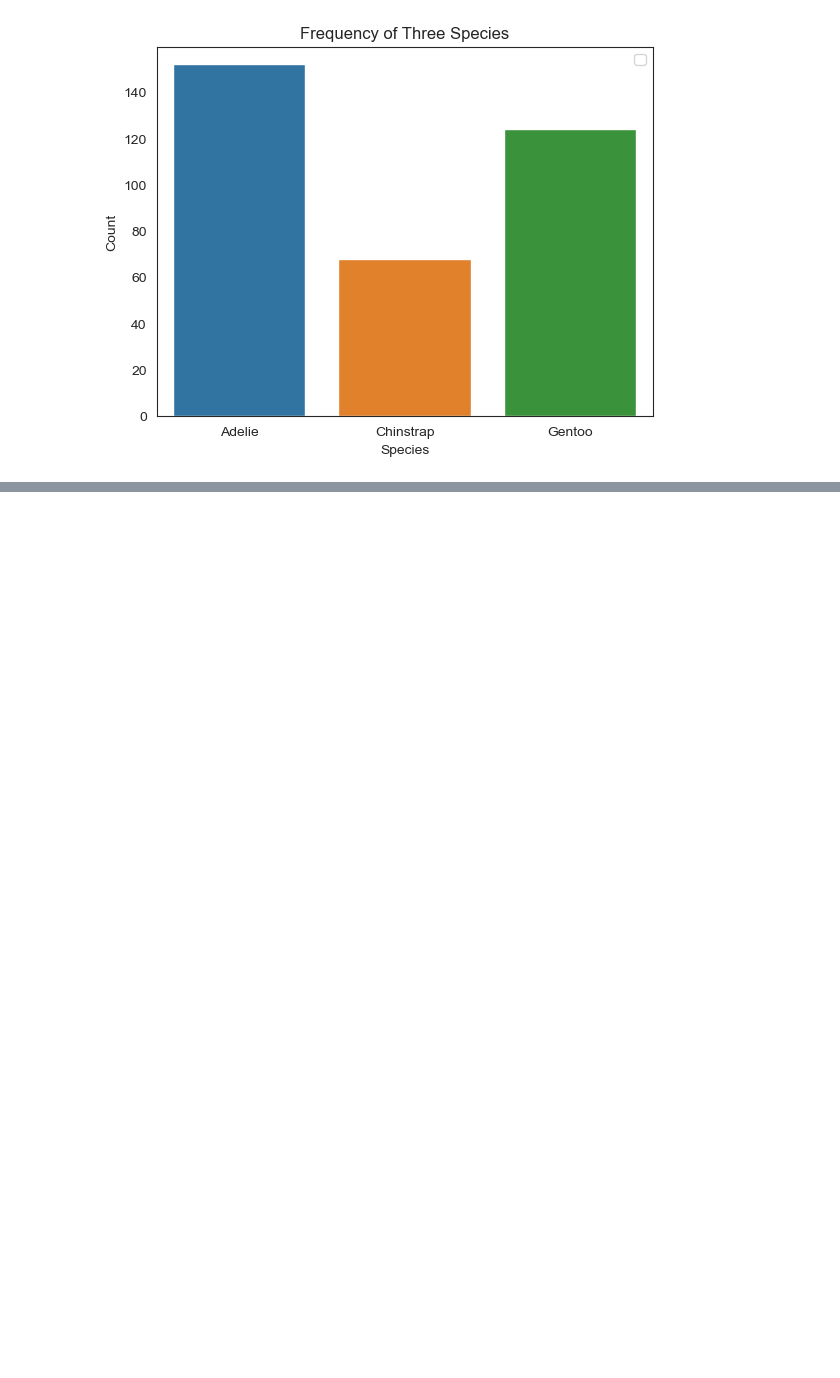
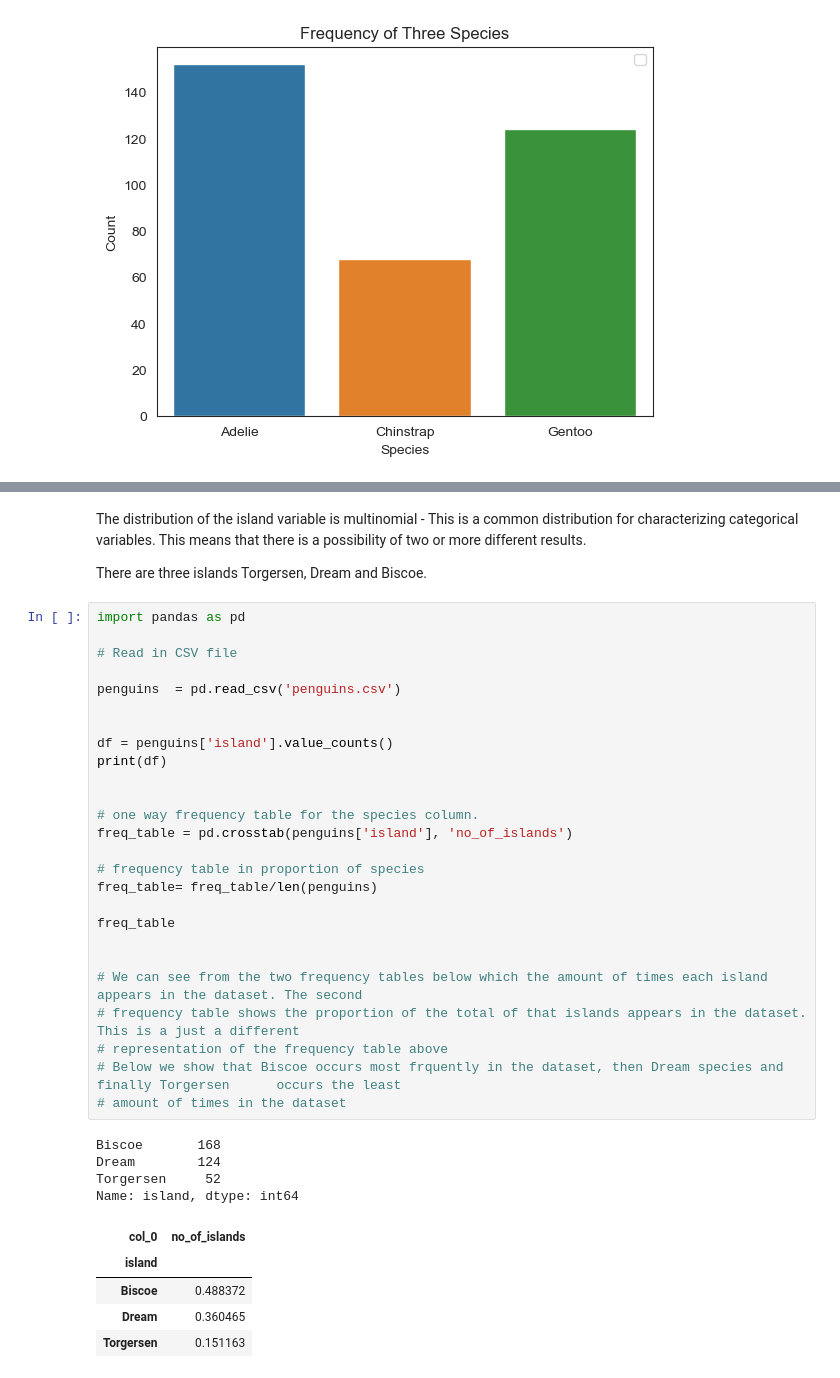
Before and after one commit to AudeAllen/Fundamentals-of-Data-Analysis---Tasks-and-Project, a Jupyter notebook: tasks.ipynb, the cells around one changed output, grey strips where cells are left out. Drawn from its saved outputs; the diff is of its cells as text; blank space fills up the shorter version.

```diff
--- a/tasks.ipynb
+++ b/tasks.ipynb
@@ -293,3 +283,43 @@ array(['Chinstrap', 'Gentoo', 'Chinstrap', 'Gentoo', 'Adelie', 'Gentoo',
        'Adelie', 'Chinstrap', 'Gentoo', 'Chinstrap', 'Chinstrap',
        'Adelie', 'Gentoo', 'Adelie', 'Gentoo', 'Gentoo', 'Gentoo',
        'Adelie'], dtype='<U9')
+# %% [markdown]
+The  distribution of the island variable is multinomial - This is a common distribution for characterizing categorical   variables. This means that there is a possibility of two or more different results.
+
+There are three islands Torgersen, Dream and Biscoe.
+# %%
+import pandas as pd
+
+# Read in CSV file
+
+penguins  = pd.read_csv('penguins.csv')
+
+
+df = penguins['island'].value_counts()
+print(df)
+
+
+# one way frequency table for the species column.
+freq_table = pd.crosstab(penguins['island'], 'no_of_islands')
+
+# frequency table in proportion of species
+freq_table= freq_table/len(penguins)
+
+freq_table
+
+
+# We can see from the two frequency tables below which the amount of times each island appears in the dataset. The second
+# frequency table shows the proportion of the total of that islands appears in the dataset. This is a just a different
+# representation of the frequency table above
+# Below we show that Biscoe occurs most frquently in the dataset, then Dream species and finally Torgersen      occurs the least
+# amount of times in the dataset
+# %% [output]
+Biscoe       168
+Dream        124
+Torgersen     52
+Name: island, dtype: int64
+| col_0 | no_of_islands |
+| island |  |
+| Biscoe | 0.488372 |
+| Dream | 0.360465 |
+| Torgersen | 0.151163 |
```
Also changed, not shown: parts of 7 cells of this notebook.
